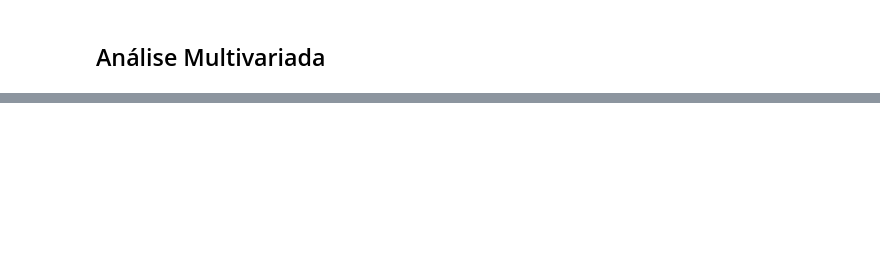
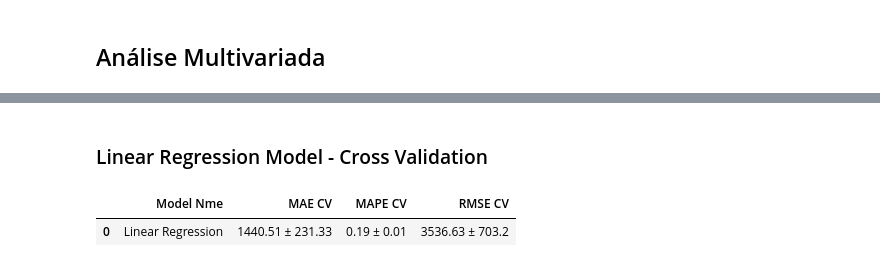
Before and after one commit to nortonvanz/Pharmacy-Sales-Forecast, a Jupyter notebook: notebooks/m04_eda.ipynb, the cells around one changed output, grey strips where cells are left out. Cells and saved outputs as stored; diff of their text form; code cells hidden in the pictures; blank space fills up the shorter version.

```diff
--- a/notebooks/m04_eda.ipynb
+++ b/notebooks/m04_eda.ipynb
@@ -2454,0 +2449,8 @@ Comparando o RMSE, também notamos que o erro é bem maior que o RMSE do modelo
+# %% [markdown]
+### Linear Regression Model - Cross Validation
+# %%
+lr_result_cv = cross_validation( x_training, 5 , "Linear Regression", lr, verbose=False )
+lr_result_cv
+# %% [output]
+|  | Model Nme | MAE CV | MAPE CV | RMSE CV |
+| 0 | Linear Regression | 1440.51 ± 231.33 | 0.19 ± 0.01 | 3536.63 ± 703.2 |
```
Also changed, not shown: parts of 415 cells of this notebook, 1 other file.
